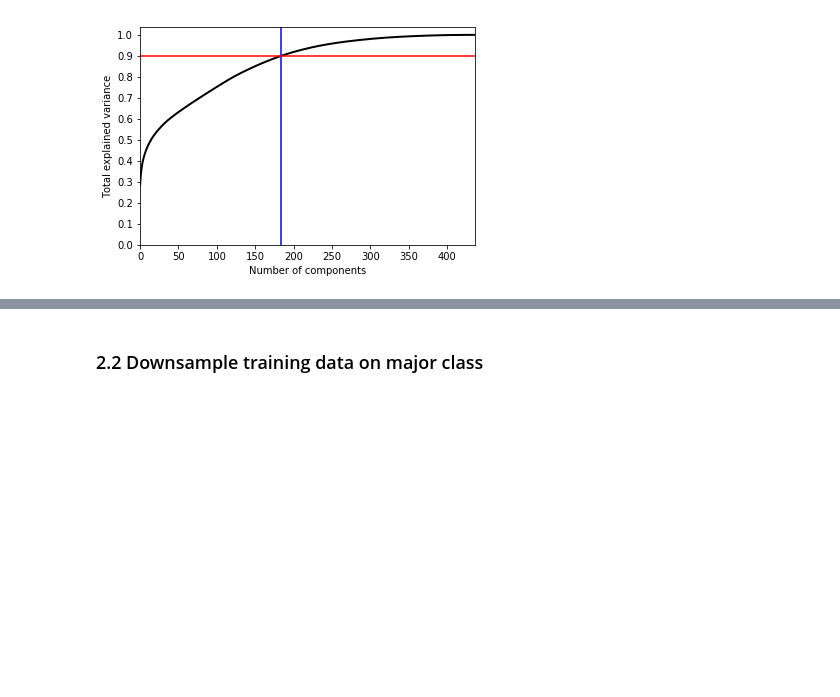
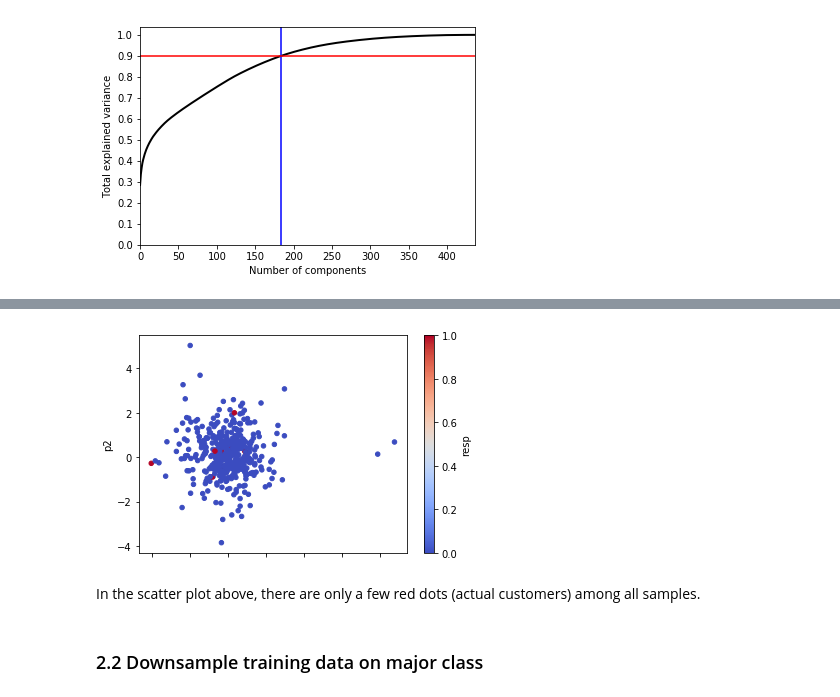
Before and after one commit to texcindy99/Arvato_Customer_Segmentation_Project, a Jupyter notebook: Arvato Project Workbook.ipynb, the cells around one changed output, grey strips where cells are left out. Saved outputs shown, nothing was run; the diff lists cells and outputs as text; code cells hidden in the pictures; blank space fills up the shorter version.

```diff
--- a/Arvato Project Workbook.ipynb
+++ b/Arvato Project Workbook.ipynb
@@ -607,0 +635,5 @@ Final PCA keeps 184 features.
+# %%
+dfpca = X_train_pca.loc[:,[50,60]]
+dfpca[2] = Y_train
+dfpca.columns = ['p1', 'p2', 'resp']
+dfpca.head()
@@ -608,2 +647,11 @@ Final PCA keeps 184 features.
+# %%
+ax1 = dfpca.iloc[0:500,:].plot.scatter(x= 'p1',
+                         y= 'p2',
+                         c = 'resp',
+                         colormap='coolwarm');
+# %% [output]
+[figure, added]
+# %% [markdown]
+In the scatter plot above, there are only a few red dots (actual customers) among all samples.
 # %% [markdown]
 ### <a class="anchor" id="part2.2"> 2.2 Downsample training data on major class  </a>
```
Also changed, not shown: parts of 52 cells of this notebook.
